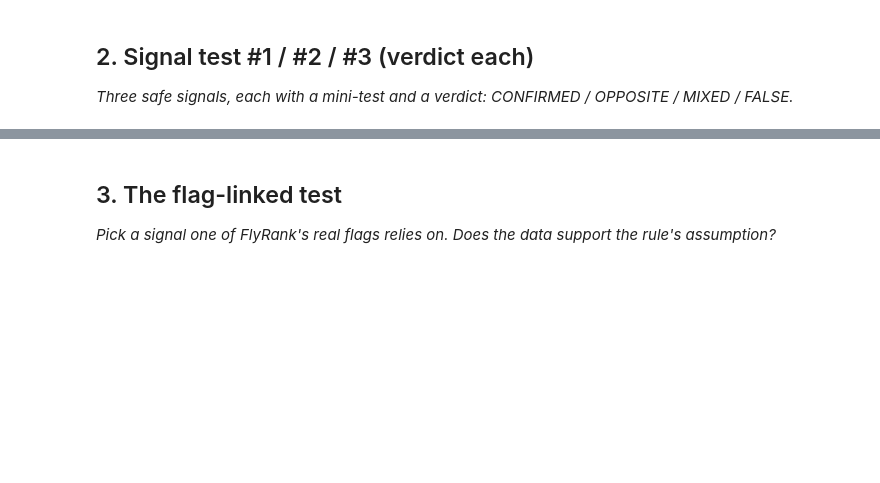
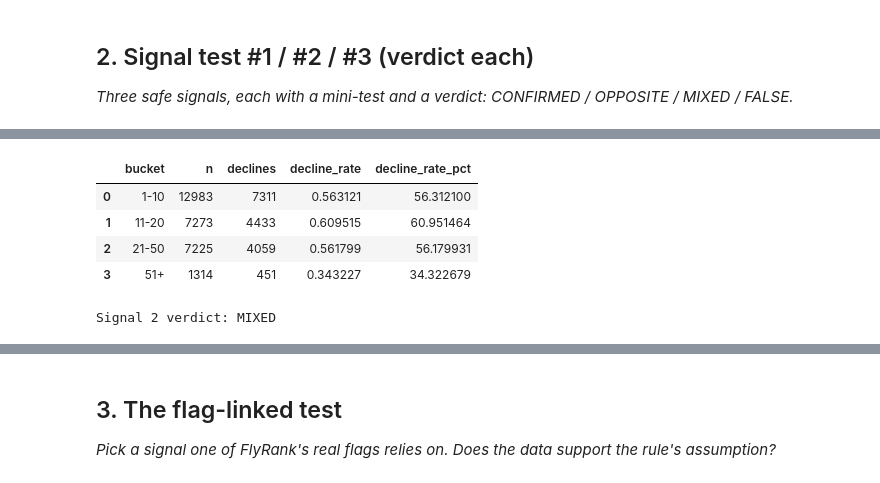
Before and after one commit to mkhlor006/Flyrank_internship_ML, a Jupyter notebook: work/notebooks/w04_signal_audit.ipynb, the cells around one changed output, grey strips where cells are left out. Cells and saved outputs as stored; diff of their text form; code cells hidden in the pictures; blank space fills up the shorter version.

```diff
--- a/work/notebooks/w04_signal_audit.ipynb
+++ b/work/notebooks/w04_signal_audit.ipynb
@@ -22,0 +268,46 @@ This skeleton is yours to fill. Work the sections **in order** — each one has
+# %%
+# SIGNAL 2: search position
+
+position_data = df[
+    (df["avg_position"] > 0)
+].copy()
+
+position_bins = [
+    0,
+    10,
+    20,
+    50,
+    np.inf
+]
+
+position_labels = [
+    "1-10",
+    "11-20",
+    "21-50",
+    "51+"
+]
+
+signal2 = make_signal_table(
+    position_data,
+    "avg_position",
+    position_bins,
+    position_labels
+)
+
+signal2["decline_rate_pct"] = signal2["decline_rate"] * 100
+
+display(signal2)
+
+signal2_verdict = signal_verdict(
+    signal2,
+    direction="increasing"
+)
+
+print("Signal 2 verdict:", signal2_verdict)
+# %% [output]
+|  | bucket | n | declines | decline_rate | decline_rate_pct |
+| 0 | 1-10 | 12983 | 7311 | 0.563121 | 56.312100 |
+| 1 | 11-20 | 7273 | 4433 | 0.609515 | 60.951464 |
+| 2 | 21-50 | 7225 | 4059 | 0.561799 | 56.179931 |
+| 3 | 51+ | 1314 | 451 | 0.343227 | 34.322679 |
+Signal 2 verdict: MIXED
```
Also changed, not shown: parts of 18 cells of this notebook.
